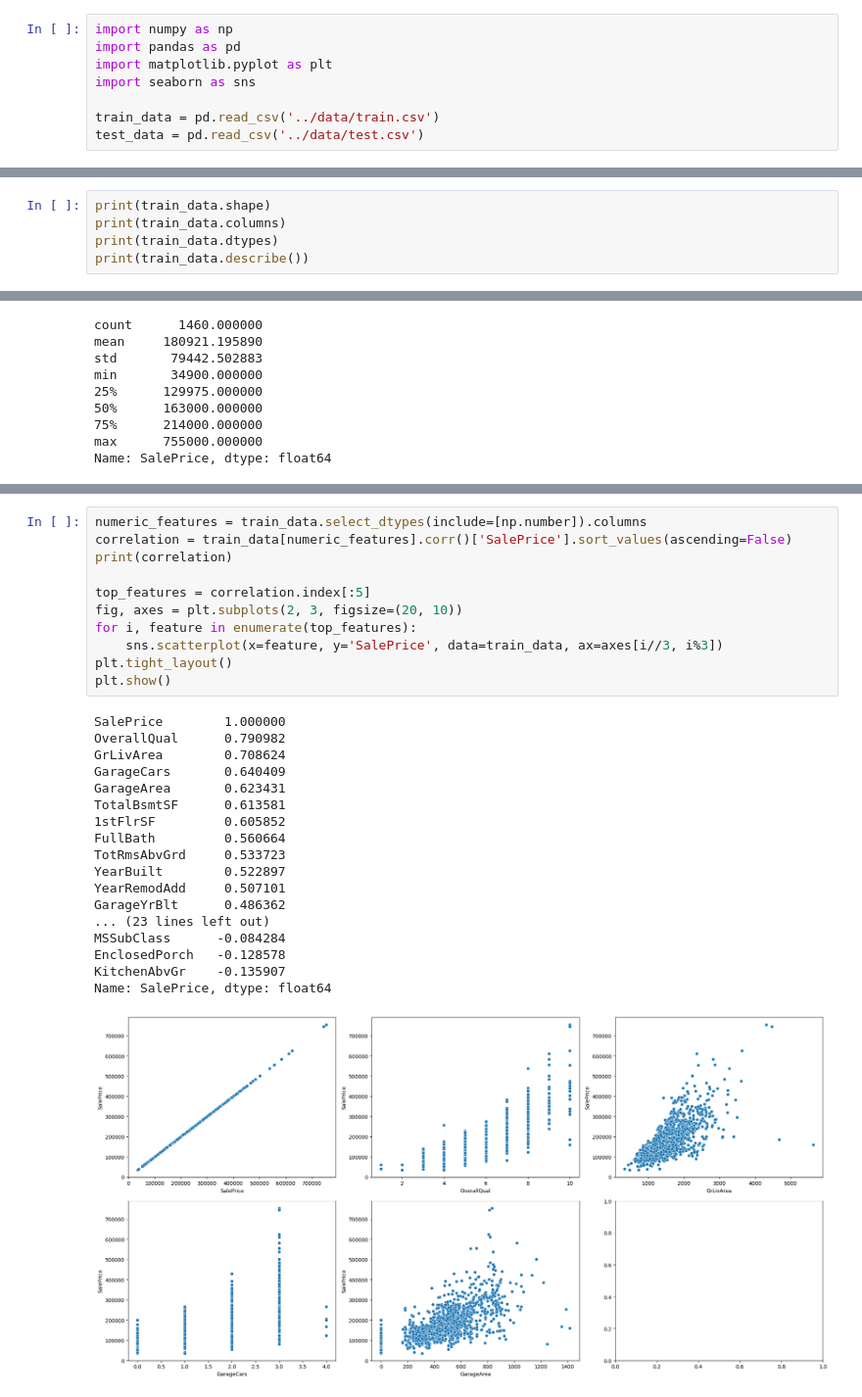
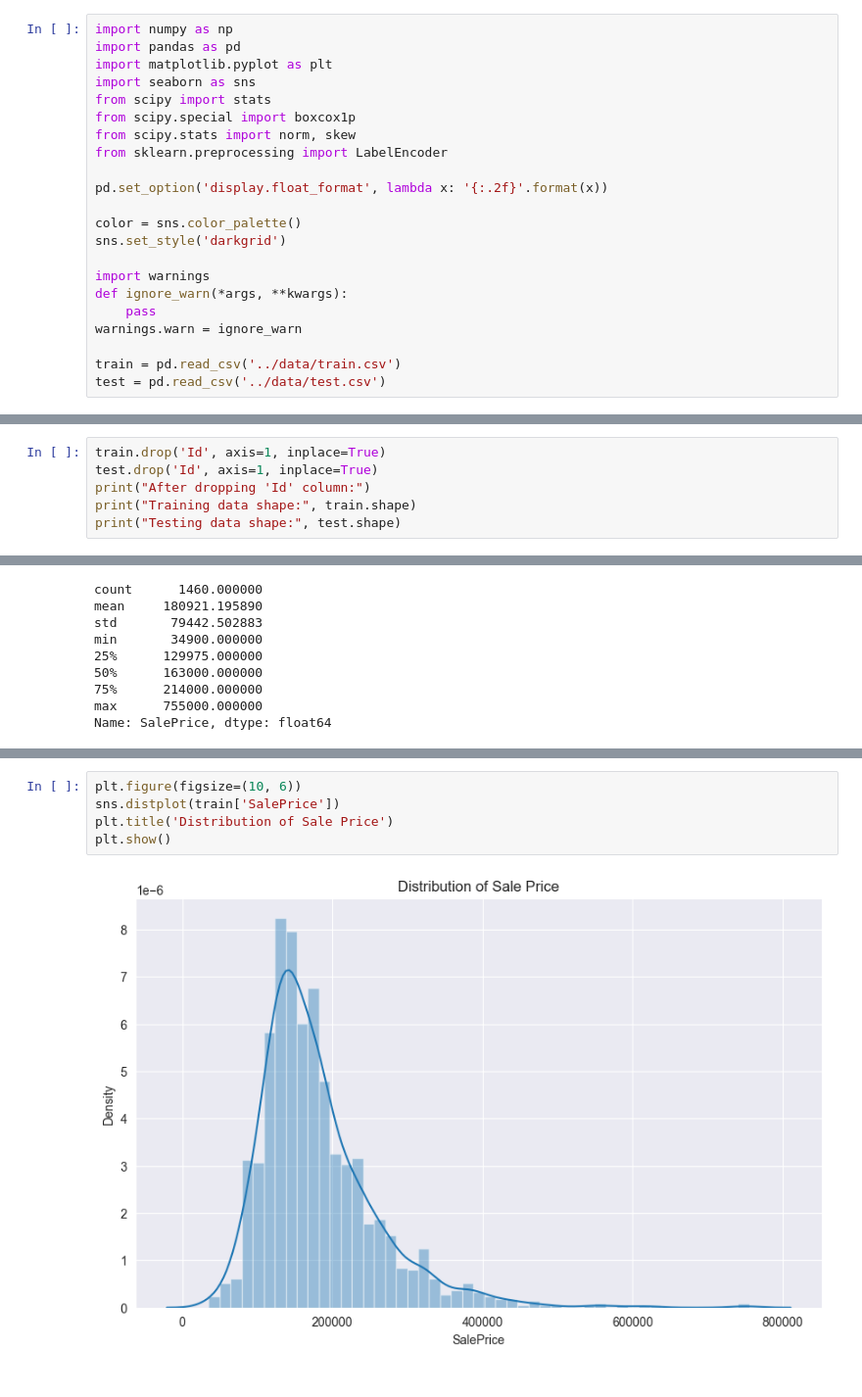
Before and after one commit to LanceHsun/house-price-prediction, a Jupyter notebook: notebooks/01_Initial_Data_Exploration_and_EDA.ipynb, the cells around one changed output, grey strips where cells are left out. Shown at 98% size. Saved outputs shown, nothing was run; the diff lists cells and outputs as text.

```diff
--- a/notebooks/01_Initial_Data_Exploration_and_EDA.ipynb
+++ b/notebooks/01_Initial_Data_Exploration_and_EDA.ipynb
@@ -3,6 +3,20 @@ import numpy as np
 import pandas as pd
 import matplotlib.pyplot as plt
 import seaborn as sns
+from scipy import stats
+from scipy.special import boxcox1p
+from scipy.stats import norm, skew
+from sklearn.preprocessing import LabelEncoder
 
-train_data = pd.read_csv('../data/train.csv')
-test_data = pd.read_csv('../data/test.csv')
+pd.set_option('display.float_format', lambda x: '{:.2f}'.format(x))
+
+color = sns.color_palette()
+sns.set_style('darkgrid')
+
+import warnings
+def ignore_warn(*args, **kwargs):
+    pass
+warnings.warn = ignore_warn
+
+train = pd.read_csv('../data/train.csv')
+test = pd.read_csv('../data/test.csv')
@@ -9,6 +29,7 @@ test_data = pd.read_csv('../data/test.csv')
 # %%
-print(train_data.shape)
-print(train_data.columns)
-print(train_data.dtypes)
-print(train_data.describe())
+train.drop('Id', axis=1, inplace=True)
+test.drop('Id', axis=1, inplace=True)
+print("After dropping 'Id' column:")
+print("Training data shape:", train.shape)
+print("Testing data shape:", test.shape)
 # %% [output]
@@ -84,31 +90,8 @@ Name: SalePrice, dtype: float64
 # %%
-numeric_features = train_data.select_dtypes(include=[np.number]).columns
-correlation = train_data[numeric_features].corr()['SalePrice'].sort_values(ascending=False)
-print(correlation)
-
-top_features = correlation.index[:5]
-fig, axes = plt.subplots(2, 3, figsize=(20, 10))
-for i, feature in enumerate(top_features):
-    sns.scatterplot(x=feature, y='SalePrice', data=train_data, ax=axes[i//3, i%3])
-plt.tight_layout()
+plt.figure(figsize=(10, 6))
+sns.distplot(train['SalePrice'])
+plt.title('Distribution of Sale Price')
 plt.show()
 # %% [output]
-SalePrice        1.000000
-OverallQual      0.790982
-GrLivArea        0.708624
-GarageCars       0.640409
-GarageArea       0.623431
-TotalBsmtSF      0.613581
-1stFlrSF         0.605852
-FullBath         0.560664
-TotRmsAbvGrd     0.533723
-YearBuilt        0.522897
-YearRemodAdd     0.507101
-GarageYrBlt      0.486362
-... (23 lines left out)
-MSSubClass      -0.084284
-EnclosedPorch   -0.128578
-KitchenAbvGr    -0.135907
-Name: SalePrice, dtype: float64
-[figure, old version]
+[figure, new version]
 # %%
```
Also changed, not shown: parts of 12 cells of this notebook, 2 other files.
